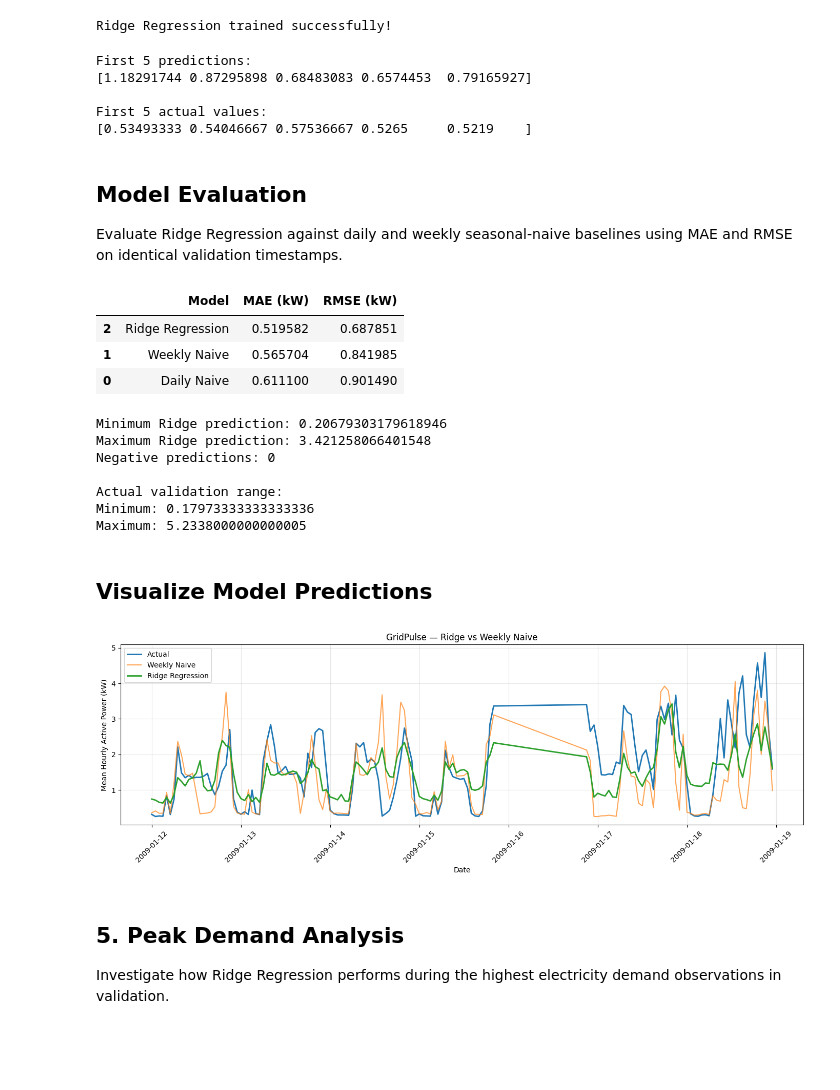
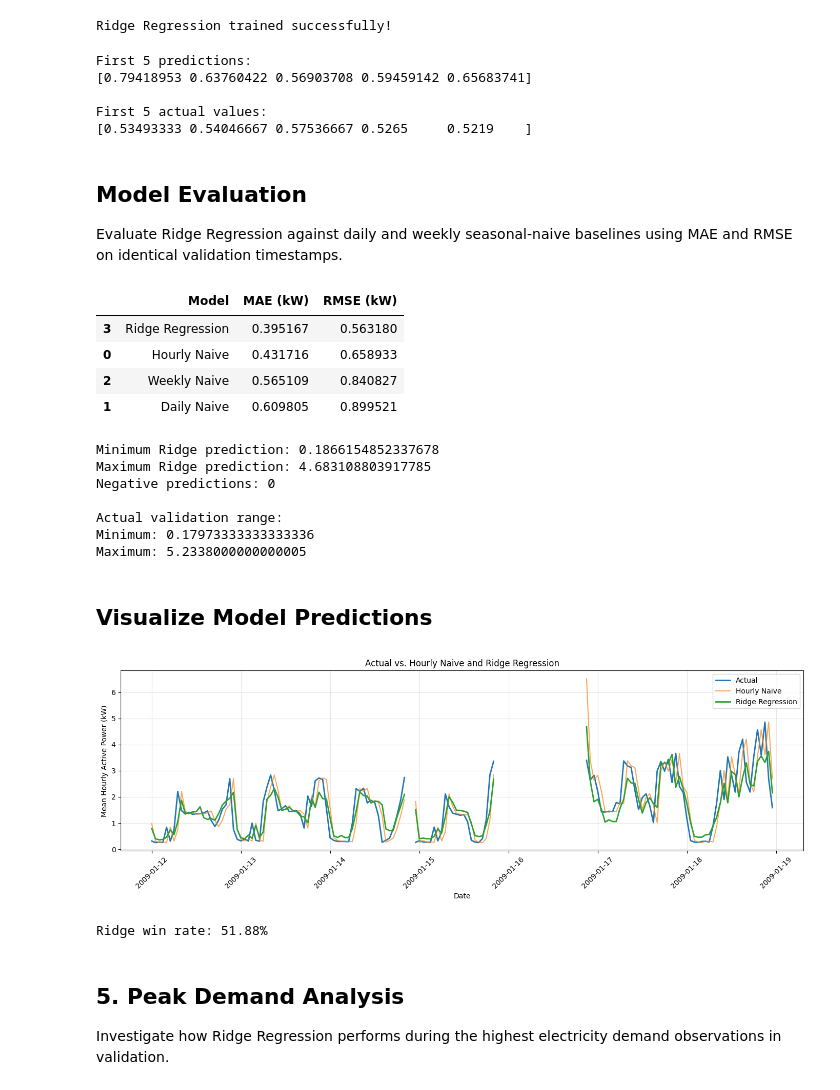
Before and after one commit to akeight/gridpulse, a Jupyter notebook: notebooks/ridge_regression.ipynb, the cells around one changed output. Saved outputs shown, nothing was run; the diff lists cells and outputs as text; code cells hidden in the pictures; blank space fills up the shorter version.

Commit message:
feat: evaluate ridge with calendar interaction features

```diff
--- a/notebooks/ridge_regression.ipynb
+++ b/notebooks/ridge_regression.ipynb
@@ -99,6 +100,15 @@ def encode_calendar(X):
         X[f"{col}_sin"] = np.sin(angle)
         X[f"{col}_cos"] = np.cos(angle)
 
+    # Weekday/weekend interaction features
+    X["hour_sin_weekend"] = (
+        X["hour_sin"] * X["is_weekend"]
+    )
+
+    X["hour_cos_weekend"] = (
+        X["hour_cos"] * X["is_weekend"]
+    )
+
     return X.drop(
         columns=["hour", "day_of_week", "month"]
     )
@@ -142,7 +152,7 @@ print("\nFirst 5 actual values:")
 print(y_val.iloc[:5].values)
 # %% [output]
 First 5 predictions:
-[1.18291744 0.87295898 0.68483083 0.6574453  0.79165927]
+[0.79418953 0.63760422 0.56903708 0.59459142 0.65683741]
 
 First 5 actual values:
 [0.53493333 0.54046667 0.57536667 0.5265     0.5219    ]
@@ -157,7 +167,7 @@ from sklearn.metrics import mean_absolute_error, mean_squared_error
 
 # Create a comparison dataset
 comparison = val_df[
-    ["target_kw", "lag_24", "lag_168"]
+    ["target_kw", "lag_1", "lag_24", "lag_168"]
 ].copy()
 
 comparison["ridge"] = ridge_predictions
@@ -166,6 +176,7 @@ comparison["ridge"] = ridge_predictions
 results = []
 
 for model, column in [
+    ("Hourly Naive", "lag_1"),
     ("Daily Naive", "lag_24"),
     ("Weekly Naive", "lag_168"),
     ("Ridge Regression", "ridge")
@@ -192,9 +203,10 @@ results_df = pd.DataFrame(results)
 results_df.sort_values("MAE (kW)")
 # %% [output]
 |  | Model | MAE (kW) | RMSE (kW) |
-| 2 | Ridge Regression | 0.519582 | 0.687851 |
-| 1 | Weekly Naive | 0.565704 | 0.841985 |
-| 0 | Daily Naive | 0.611100 | 0.901490 |
+| 3 | Ridge Regression | 0.395167 | 0.563180 |
+| 0 | Hourly Naive | 0.431716 | 0.658933 |
+| 2 | Weekly Naive | 0.565109 | 0.840827 |
+| 1 | Daily Naive | 0.609805 | 0.899521 |
 # %%
 print("Minimum Ridge prediction:", ridge_predictions.min())
 print("Maximum Ridge prediction:", ridge_predictions.max())
@@ -204,8 +216,8 @@ print("\nActual validation range:")
 print("Minimum:", y_val.min())
 print("Maximum:", y_val.max())
 # %% [output]
-Minimum Ridge prediction: 0.20679303179618946
-Maximum Ridge prediction: 3.421258066401548
+Minimum Ridge prediction: 0.1866154852337678
+Maximum Ridge prediction: 4.683108803917785
 Negative predictions: 0
 
 Actual validation range:
@@ -215,25 +227,41 @@ Maximum: 5.2338000000000005
 ## Visualize Model Predictions
 # %%
 sample = comparison.loc["2009-01-12":"2009-01-18"]
+
+sample = sample.asfreq("h")
 
 plt.figure(figsize=(14, 5))
 
 plt.plot(sample.index, sample["target_kw"], label="Actual", linewidth=2)
 
-plt.plot(sample.index, sample["lag_168"], label="Weekly Naive", alpha=0.7)
+plt.plot(sample.index, sample["lag_1"], label="Hourly Naive", alpha=0.7)
 
 plt.plot(sample.index, sample["ridge"], label="Ridge Regression", linewidth=2)
 
-plt.title("GridPulse — Ridge vs Weekly Naive")
+plt.title("Actual vs. Hourly Naive and Ridge Regression")
 plt.xlabel("Date")
 plt.ylabel("Mean Hourly Active Power (kW)")
 plt.legend()
 plt.grid(alpha=0.3)
 plt.xticks(rotation=45)
 plt.tight_layout()
 plt.show()
 # %% [output]
-[figure, old version]
+[figure, new version]
+# %%
+ridge_error = (
+    comparison["target_kw"] - comparison["ridge"]
+).abs()
+
+hourly_error = (
+    comparison["target_kw"] - comparison["lag_1"]
+).abs()
+
+ridge_win_rate = (ridge_error < hourly_error).mean()
+
+print(f"Ridge win rate: {ridge_win_rate:.2%}")
+# %% [output]
+Ridge win rate: 51.88%
 # %% [markdown]
 ## 5. Peak Demand Analysis
 
```
Also changed, not shown: parts of 16 cells of this notebook.
